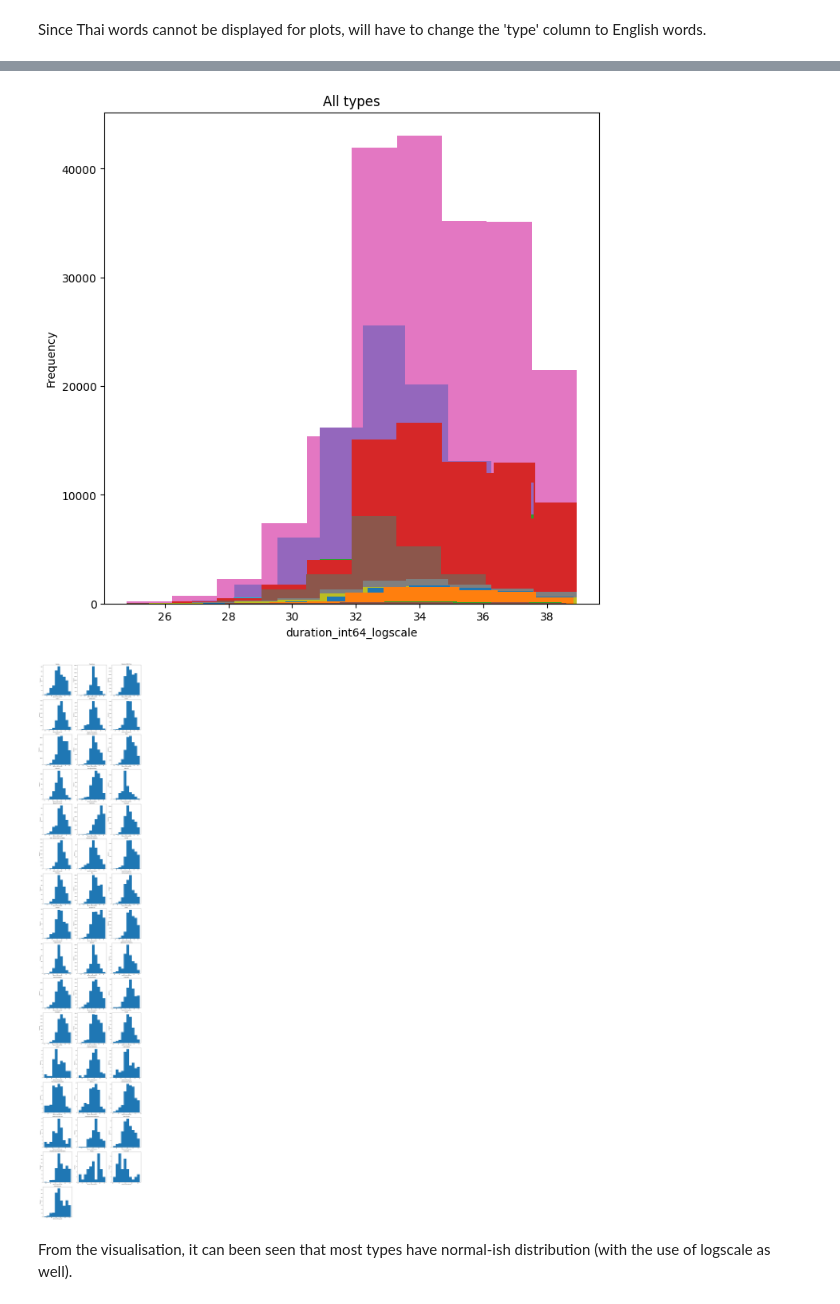
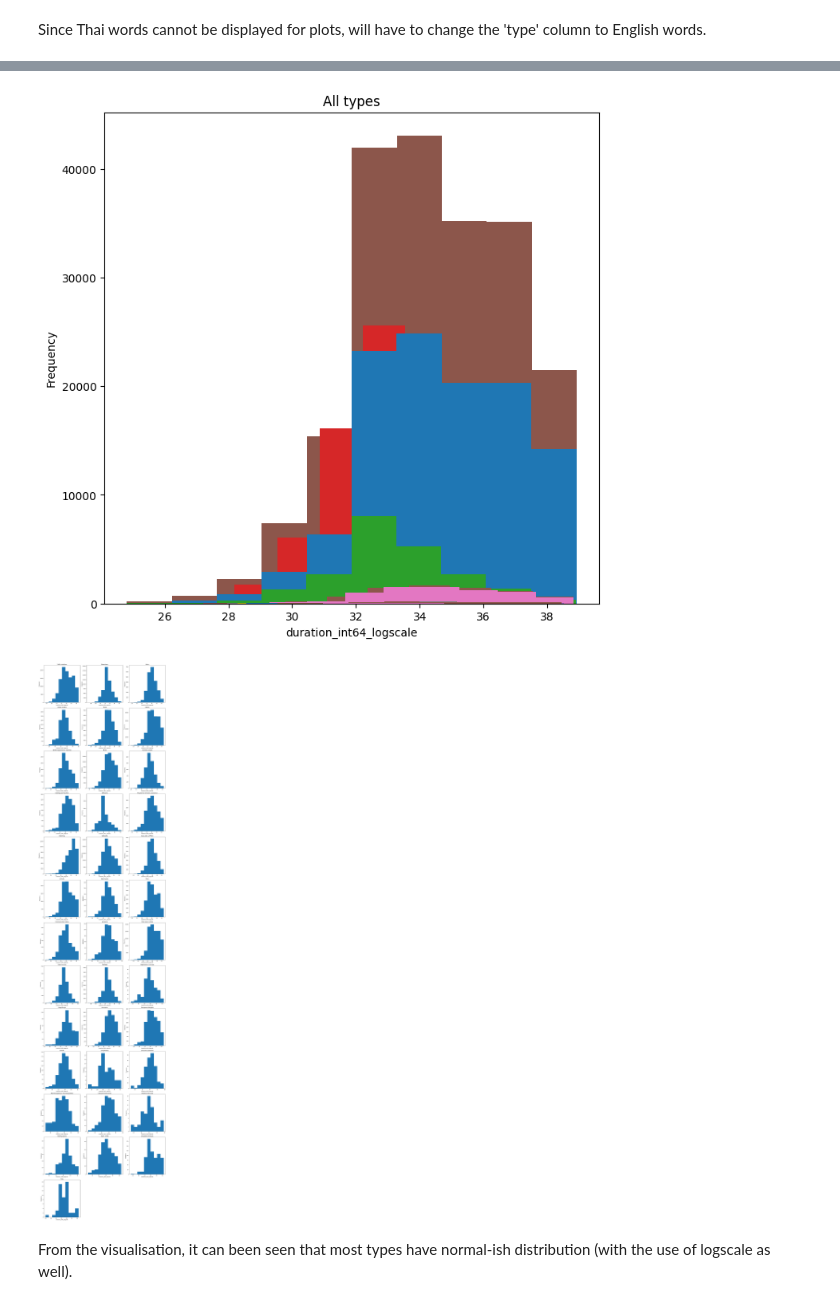
Before and after one commit to KhopSun/ChAMP_DataTrack_DADS, a Jupyter notebook: Question2_Part3.ipynb, the cells around one changed output, grey strips where cells are left out. Saved outputs shown, nothing was run; the diff lists cells and outputs as text; code cells hidden in the pictures.

Commit message:
New plotting by type done.

```diff
--- a/Question2_Part3.ipynb
+++ b/Question2_Part3.ipynb
@@ -1127,5 +1047,6 @@ combined_exploded_averages_df_bkk = pd.read_csv('Combined_Cases_And_Logs_Explode
 # %%
-type_list = combined_exploded_averages_df_bkk['type'].unique()
+# type_list = combined_exploded_averages_df_bkk['type'].unique()
+type_list = combined_exploded_averages_df_bkk_categorized['type'].unique()
 # %%
 type_list
 # %% [output]
@@ -1278,2 +1174,3 @@ Name: duration_int64, dtype: int64
 # %%
-combined_exploded_averages_df_bkk['type_eng'] = combined_exploded_averages_df_bkk['type'].map(type_mapper)
+# combined_exploded_averages_df_bkk['type_eng'] = combined_exploded_averages_df_bkk['type'].map(type_mapper)
+combined_exploded_averages_df_bkk_categorized['type_eng'] = combined_exploded_averages_df_bkk_categorized['type'].map(type_mapper)
@@ -1280,6 +1187,11 @@ combined_exploded_averages_df_bkk['type_eng'] = combined_exploded_averages_df_bk
 # %%
-for i in type_list:
-    combined_exploded_averages_df_bkk[combined_exploded_averages_df_bkk['type_eng'] == type_mapper[i]]['duration_int64'].plot(kind='hist', title=type_mapper[i], figsize=(10, 5), xlabel='duration_int64')
+# for i in type_list:
+#     combined_exploded_averages_df_bkk[combined_exploded_averages_df_bkk['type_eng'] == type_mapper[i]]['duration_int64'].plot(kind='hist', title=type_mapper[i], figsize=(10, 5), xlabel='duration_int64')
+#     # print(i)
+#     break
+
+for i in type_mapper.values():
+    combined_exploded_averages_df_bkk_categorized[combined_exploded_averages_df_bkk_categorized['type_eng'] == i]['duration_int64_logscale'].plot(kind='hist', title=i, figsize=(10, 5), xlabel='duration_int64')
     # print(i)
     break
 # %% [output]
@@ -1287,12 +1199,19 @@ for i in type_list:
 # %%
-for i in type_list:
-    fig = combined_exploded_averages_df_bkk[combined_exploded_averages_df_bkk['type_eng'] == type_mapper[i]]['duration_int64_logscale'].plot(kind='hist', figsize=(8, 8), xlabel='duration_int64_logscale')
+# for i in type_list:
+#     fig = combined_exploded_averages_df_bkk[combined_exploded_averages_df_bkk['type_eng'] == type_mapper[i]]['duration_int64_logscale'].plot(kind='hist', figsize=(8, 8), xlabel='duration_int64_logscale')
+#     # print(i)
+#     # break
+# fig.set_title('All types')
+# plt.show()
+
+for i in type_mapper.values():
+    fig = combined_exploded_averages_df_bkk_categorized[combined_exploded_averages_df_bkk_categorized['type_eng'] == i]['duration_int64_logscale'].plot(kind='hist', figsize=(8, 8), xlabel='duration_int64_logscale')
     # print(i)
     # break
 fig.set_title('All types')
 plt.show()
 # %% [output]
-[figure, old version]
+[figure, new version]
 # %%
 # for i in type_list:
 #     plt.figure(figsize=(4, 4))
@@ -1302,24 +1221,28 @@ plt.show()
 # %%
 figures_per_row = 3 # Number of figures per row
 num_figures = len(type_list)
 num_rows = (num_figures + figures_per_row - 1) // figures_per_row  # Calculate the number of rows
 
 fig, axes = plt.subplots(num_rows, figures_per_row, figsize=(figures_per_row * 6, num_rows * 6))
 axes = axes.flatten()  # Flatten axes array to make it easier to index
 
 # Plot each figure
+# for idx, i in enumerate(type_list):
+#     ax = axes[idx]
+#     data = combined_exploded_averages_df_bkk[combined_exploded_averages_df_bkk['type_eng'] == type_mapper[i]]['duration_int64_logscale']
+#     data.plot(kind='hist', ax=ax, title=type_mapper[i], xlabel='duration_int64_logscale')
 for idx, i in enumerate(type_list):
     ax = axes[idx]
-    data = combined_exploded_averages_df_bkk[combined_exploded_averages_df_bkk['type_eng'] == type_mapper[i]]['duration_int64_logscale']
+    data = combined_exploded_averages_df_bkk_categorized[combined_exploded_averages_df_bkk_categorized['type_eng'] == type_mapper[i]]['duration_int64_logscale']
     data.plot(kind='hist', ax=ax, title=type_mapper[i], xlabel='duration_int64_logscale')
 
 # Hide any unused subplots
 for idx in range(num_figures, len(axes)):
     fig.delaxes(axes[idx])
 
 plt.tight_layout()
 plt.show()
 # %% [output]
-[figure, old version]
+[figure, new version]
 # %% [markdown]
 From the visualisation, it can been seen that most types have normal-ish distribution (with the use of logscale as well).
```
Also changed, not shown: parts of 50 cells of this notebook.
